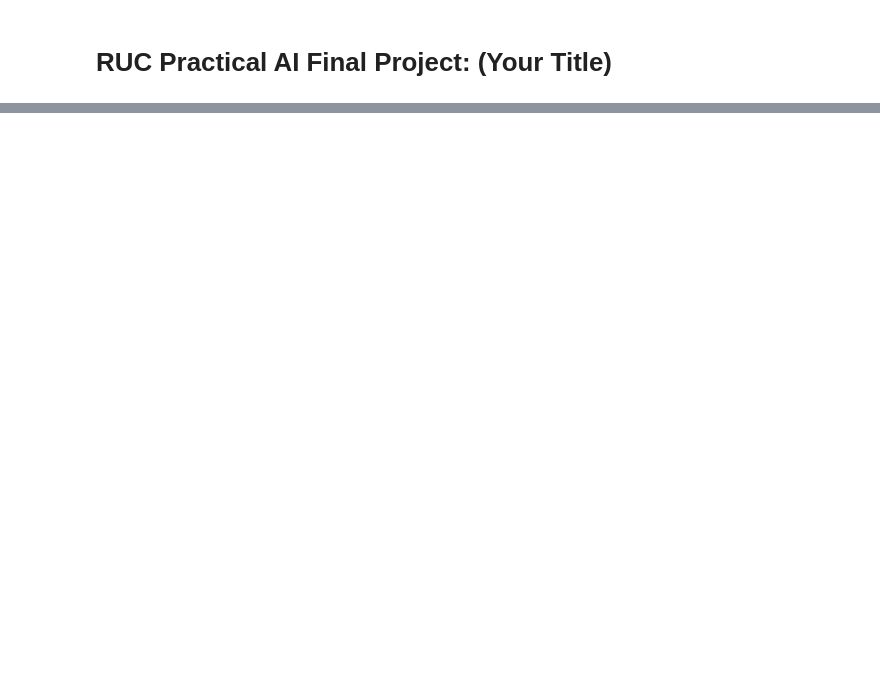
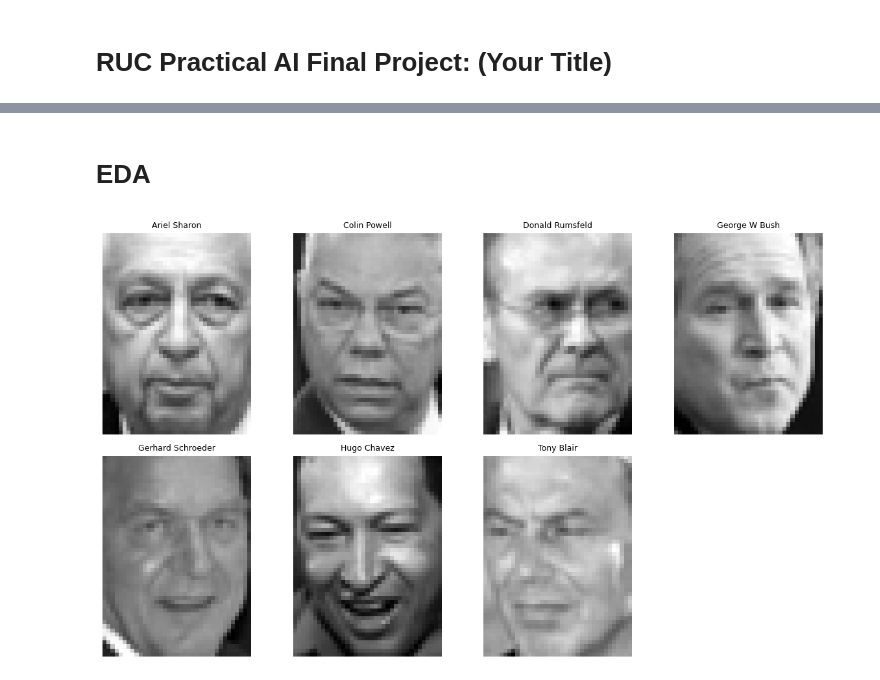
Before and after one commit to Malav786/pai, a Jupyter notebook: notebooks/finalproject.ipynb, the cells around one changed output, grey strips where cells are left out. Cells and saved outputs as stored; diff of their text form; code cells hidden in the pictures; blank space fills up the shorter version.

```diff
--- a/notebooks/finalproject.ipynb
+++ b/notebooks/finalproject.ipynb
@@ -37,3 +46,9 @@ Class distribution:
   Gerhard Schroeder: 109 images
   Hugo Chavez: 71 images
   Tony Blair: 144 images
+# %% [markdown]
+# EDA
+# %%
+loader.show_distinct_people(n_cols=4, seed=42)
+# %% [output]
+[figure, added]
```
Also changed, not shown: parts of 5 cells of this notebook, 8 other files.
